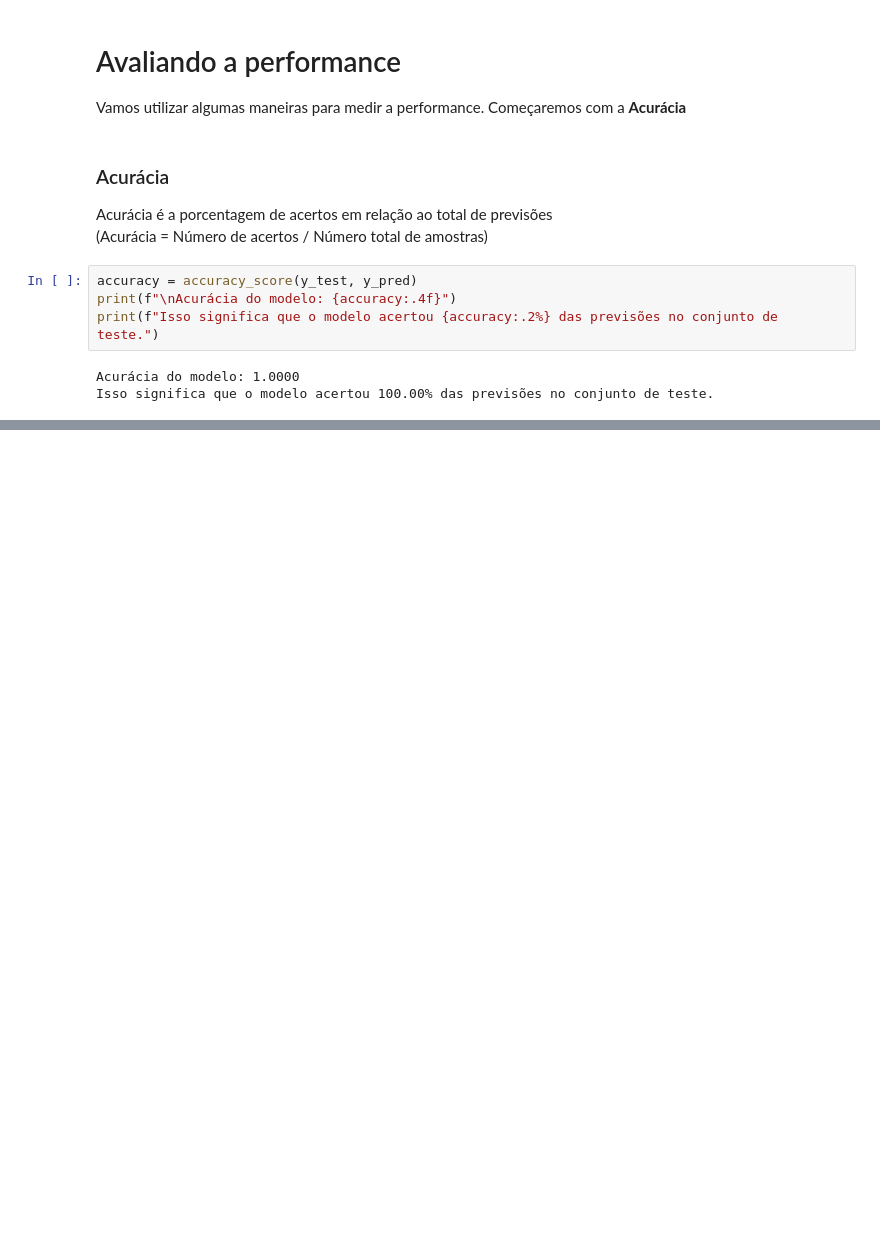
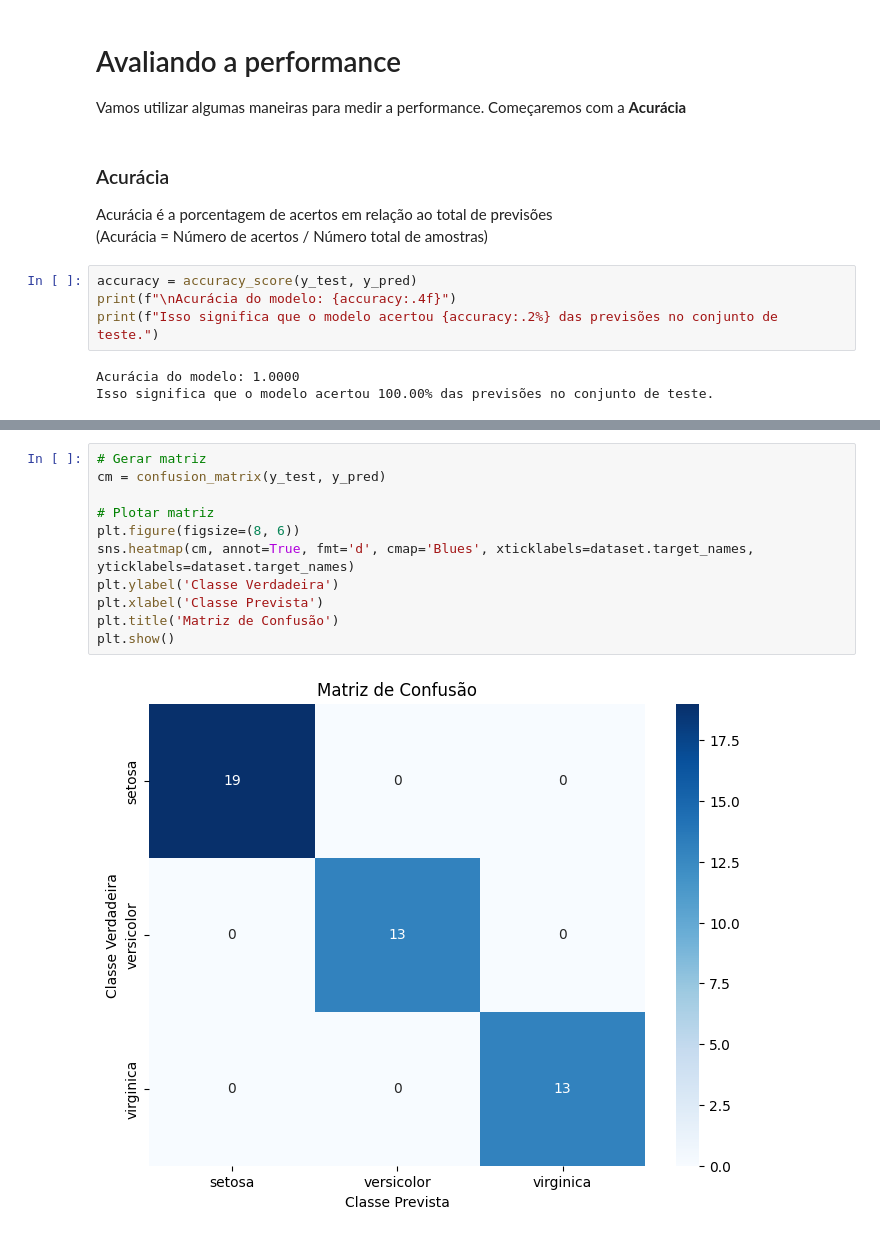
Before and after one commit to Lucassribeiro9/classificador-iris, a Jupyter notebook: analise-iris.ipynb, the cells around one changed output, grey strips where cells are left out. Drawn from its saved outputs; the diff is of its cells as text; blank space fills up the shorter version.

Commit message:
adicionando matriz de confusão

```diff
--- a/analise-iris.ipynb
+++ b/analise-iris.ipynb
@@ -173,0 +182,13 @@ Isso significa que o modelo acertou 100.00% das previsões no conjunto de teste.
+# %%
+# Gerar matriz
+cm = confusion_matrix(y_test, y_pred)
+
+# Plotar matriz
+plt.figure(figsize=(8, 6))
+sns.heatmap(cm, annot=True, fmt='d', cmap='Blues', xticklabels=dataset.target_names, yticklabels=dataset.target_names)
+plt.ylabel('Classe Verdadeira')
+plt.xlabel('Classe Prevista')
+plt.title('Matriz de Confusão')
+plt.show()
+# %% [output]
+[figure, added]
```
Also changed, not shown: parts of 2 cells of this notebook.
